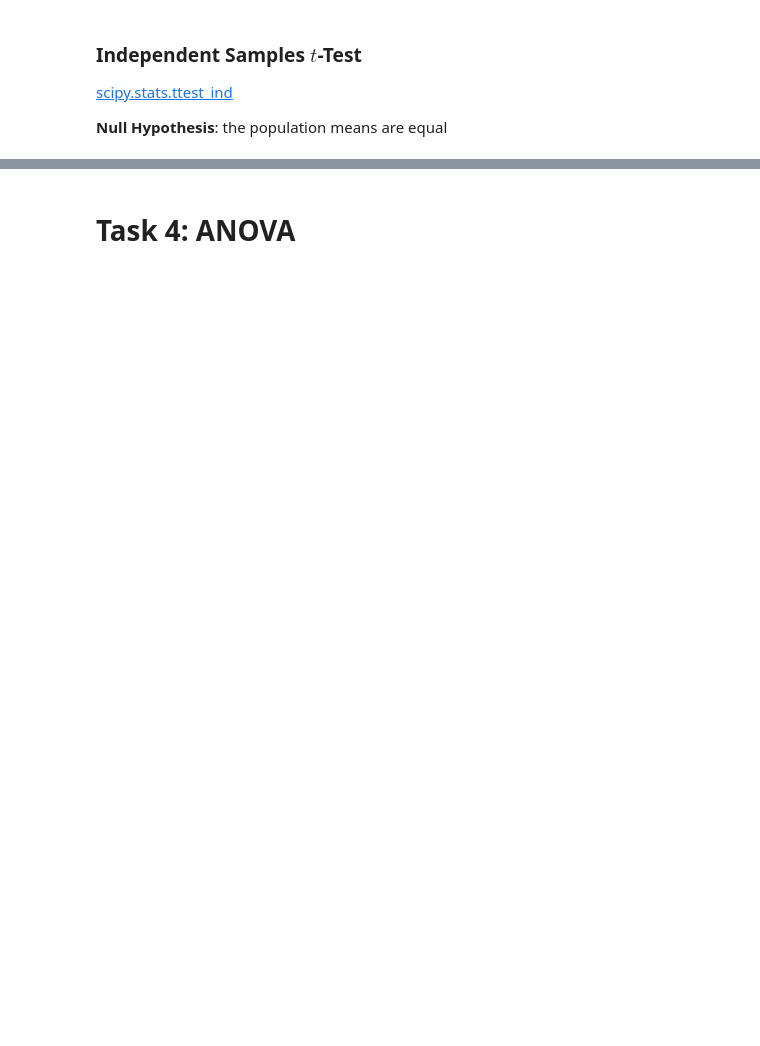
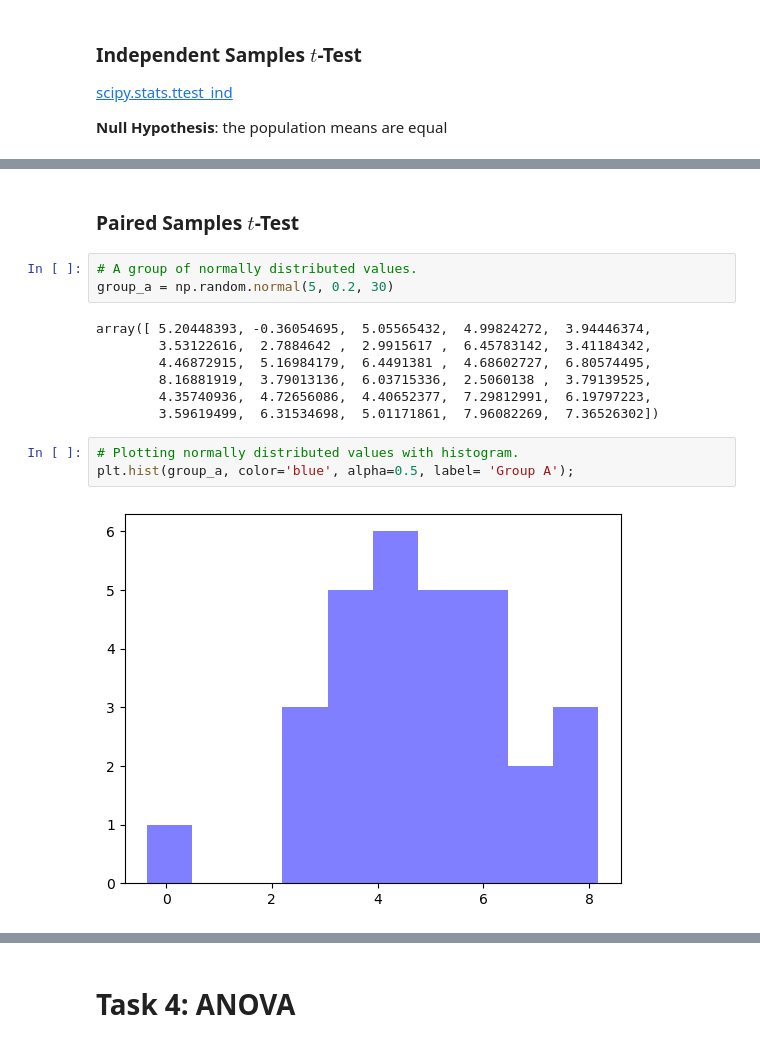
Before and after one commit to AndreaCignoni/applied_statistics_assessment, a Jupyter notebook: tasks.ipynb, the cells around one changed output, grey strips where cells are left out. Saved outputs shown, nothing was run; the diff lists cells and outputs as text; blank space fills up the shorter version.

Commit message:
Comparing paired groups with same mean using t-test

```diff
--- a/tasks.ipynb
+++ b/tasks.ipynb
@@ -807,0 +809,17 @@ TtestResult(statistic=9.720176534251586, pvalue=8.790975057238621e-14, df=58.0)
+# %% [markdown]
+### Paired Samples $t$-Test
+# %%
+# A group of normally distributed values.
+group_a = np.random.normal(5, 0.2, 30)
+# %% [output]
+array([ 5.20448393, -0.36054695,  5.05565432,  4.99824272,  3.94446374,
+        3.53122616,  2.7884642 ,  2.9915617 ,  6.45783142,  3.41184342,
+        4.46872915,  5.16984179,  6.4491381 ,  4.68602727,  6.80574495,
+        8.16881919,  3.79013136,  6.03715336,  2.5060138 ,  3.79139525,
+        4.35740936,  4.72656086,  4.40652377,  7.29812991,  6.19797223,
+        3.59619499,  6.31534698,  5.01171861,  7.96082269,  7.36526302])
+# %%
+# Plotting normally distributed values with histogram.
+plt.hist(group_a, color='blue', alpha=0.5, label= 'Group A');
+# %% [output]
+[figure, added]
```
Also changed, not shown: parts of 29 cells of this notebook.
